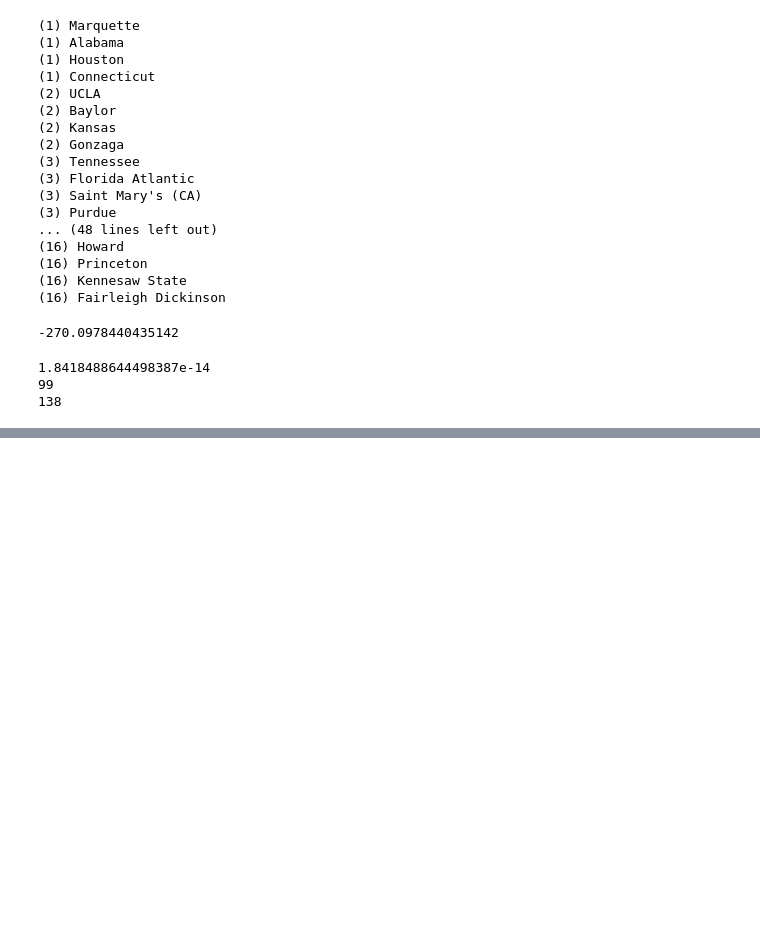
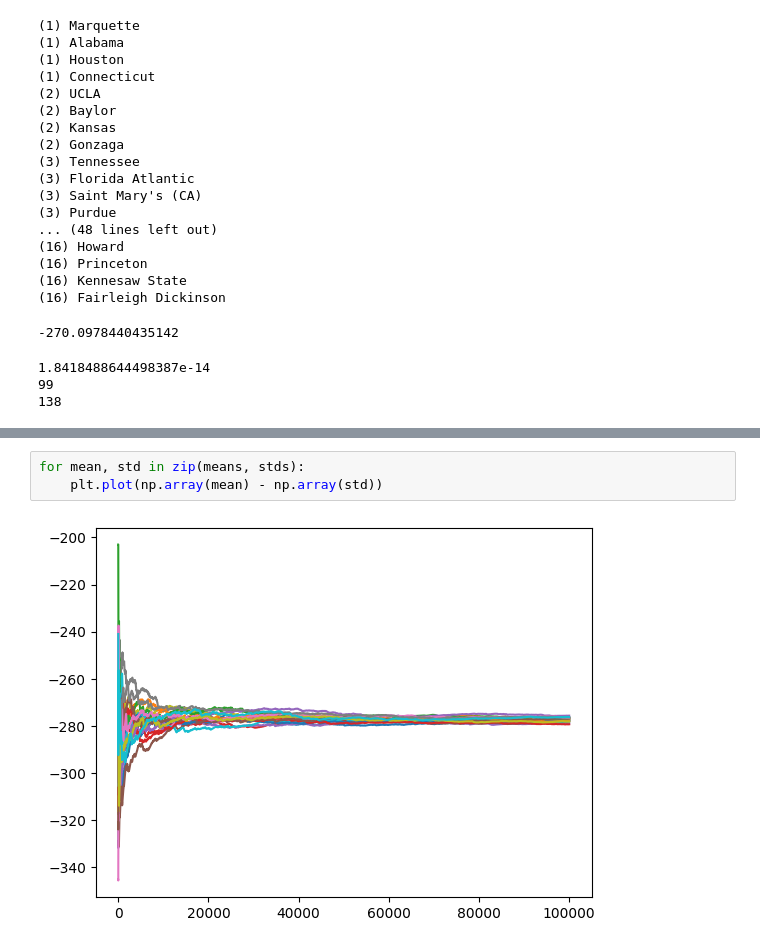
Before and after one commit to jhawgs/StochasticBaskets, a Jupyter notebook: naive_approaches.ipynb, the cells around one changed output, grey strips where cells are left out. Saved outputs shown, nothing was run; the diff lists cells and outputs as text; blank space fills up the shorter version.

```diff
--- a/naive_approaches.ipynb
+++ b/naive_approaches.ipynb
@@ -151,0 +171,5 @@ print(optimal_seed.mlb.outcome_error(optimal_seed))
+# %%
+for mean, std in zip(means, stds):
+    plt.plot(np.array(mean) - np.array(std))
+# %% [output]
+[figure, added]
```
Also changed, not shown: parts of 5 cells of this notebook.
